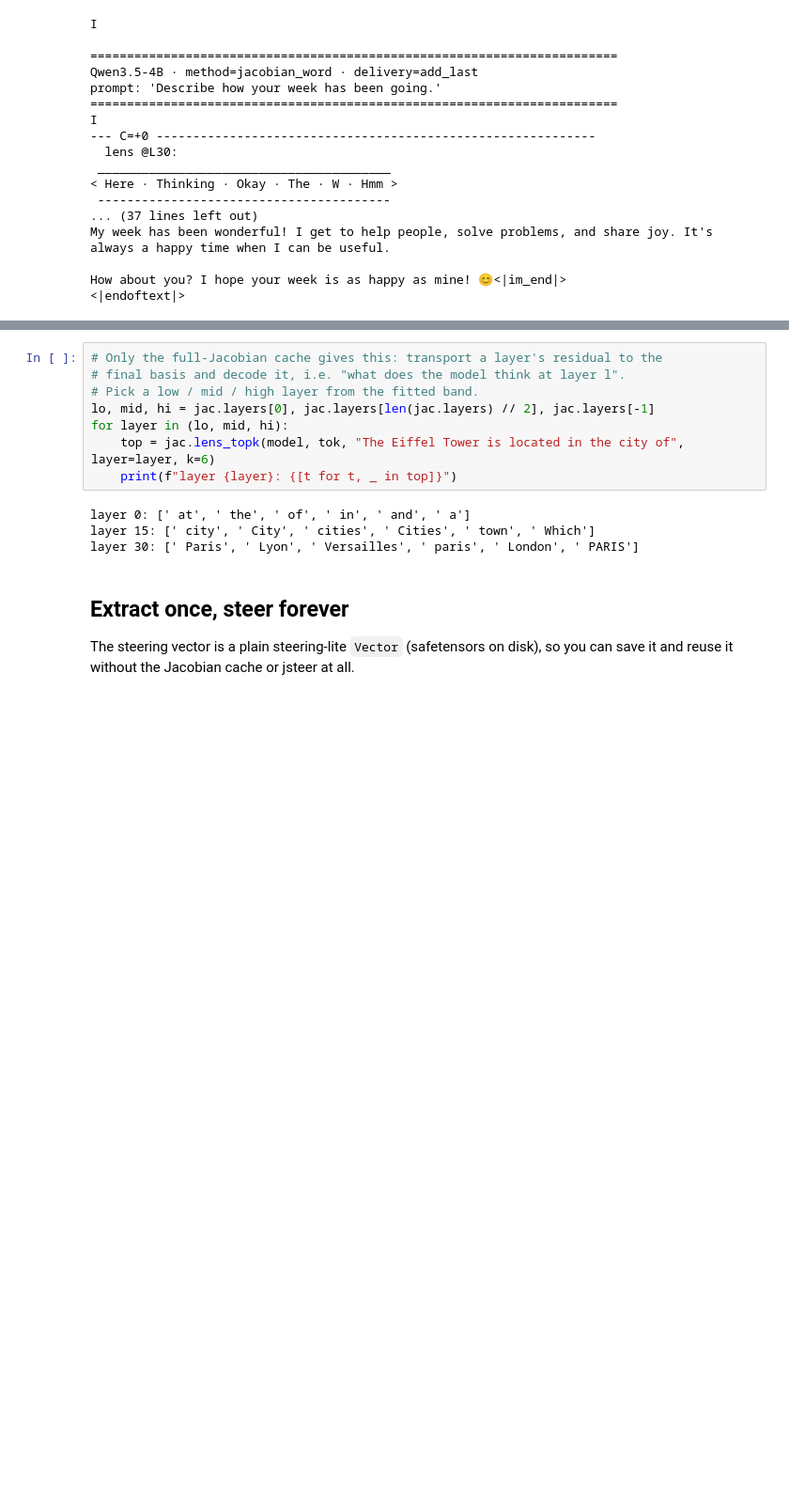
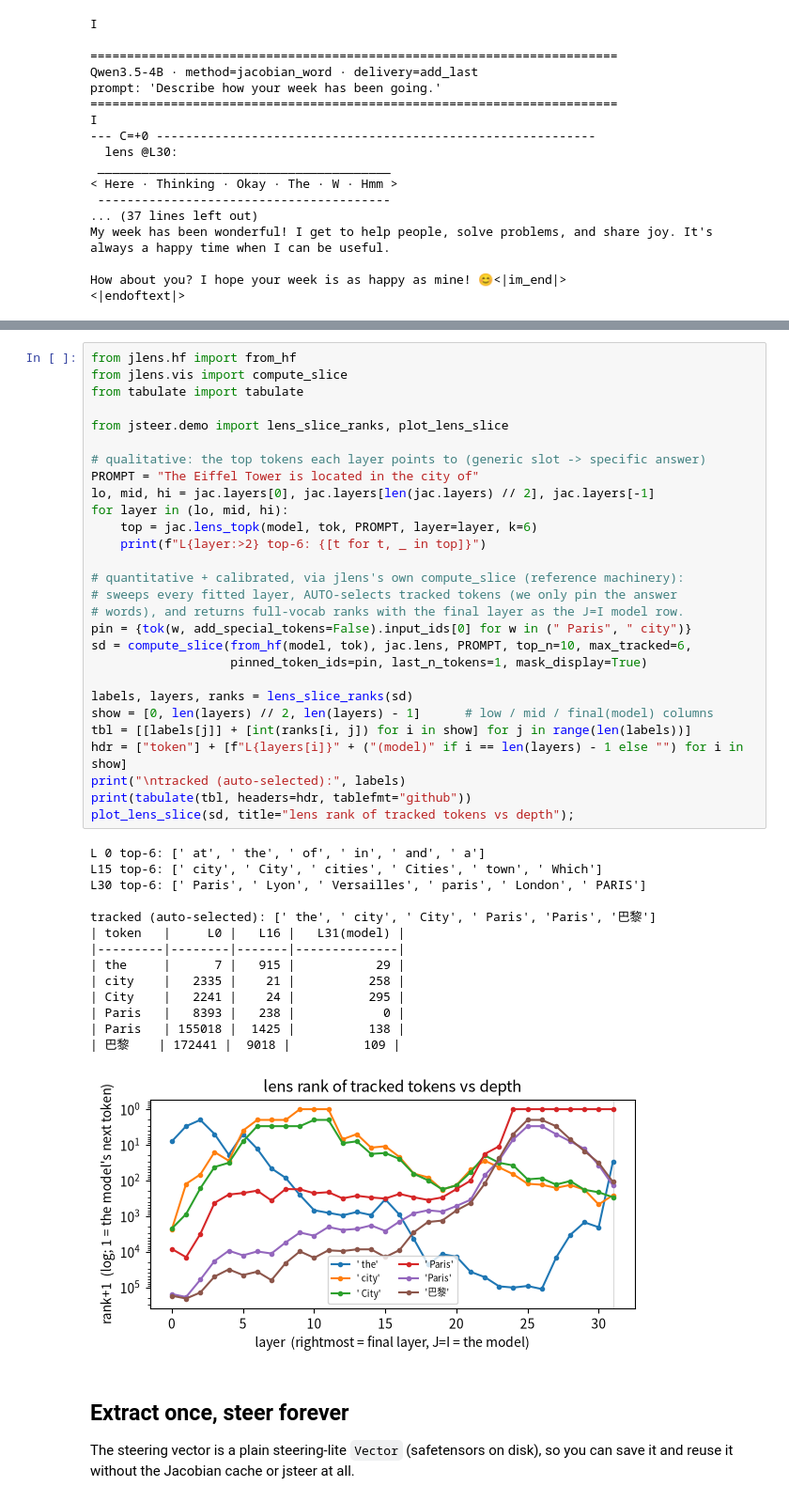
Before and after one commit to wassname/jsteer, a Jupyter notebook: nbs/word_steering.ipynb, the cells around one changed output, grey strips where cells are left out. Shown at 94% size. Cells and saved outputs as stored; diff of their text form; blank space fills up the shorter version.

```diff
--- a/nbs/word_steering.ipynb
+++ b/nbs/word_steering.ipynb
@@ -223,15 +305,46 @@ answer (e.g. " Paris"). ELSE layer indexing is off.
 # %%
-# Only the full-Jacobian cache gives this: transport a layer's residual to the
-# final basis and decode it, i.e. "what does the model think at layer l".
-# Pick a low / mid / high layer from the fitted band.
+from jlens.hf import from_hf
+from jlens.vis import compute_slice
+from tabulate import tabulate
+
+from jsteer.demo import lens_slice_ranks, plot_lens_slice
+
+# qualitative: the top tokens each layer points to (generic slot -> specific answer)
+PROMPT = "The Eiffel Tower is located in the city of"
 lo, mid, hi = jac.layers[0], jac.layers[len(jac.layers) // 2], jac.layers[-1]
 for layer in (lo, mid, hi):
-    top = jac.lens_topk(model, tok, "The Eiffel Tower is located in the city of", layer=layer, k=6)
-    print(f"layer {layer}: {[t for t, _ in top]}")
+    top = jac.lens_topk(model, tok, PROMPT, layer=layer, k=6)
+    print(f"L{layer:>2} top-6: {[t for t, _ in top]}")
+
+# quantitative + calibrated, via jlens's own compute_slice (reference machinery):
+# sweeps every fitted layer, AUTO-selects tracked tokens (we only pin the answer
+# words), and returns full-vocab ranks with the final layer as the J=I model row.
+pin = {tok(w, add_special_tokens=False).input_ids[0] for w in (" Paris", " city")}
+sd = compute_slice(from_hf(model, tok), jac.lens, PROMPT, top_n=10, max_tracked=6,
+                   pinned_token_ids=pin, last_n_tokens=1, mask_display=True)
+
+labels, layers, ranks = lens_slice_ranks(sd)
+show = [0, len(layers) // 2, len(layers) - 1]      # low / mid / final(model) columns
+tbl = [[labels[j]] + [int(ranks[i, j]) for i in show] for j in range(len(labels))]
+hdr = ["token"] + [f"L{layers[i]}" + ("(model)" if i == len(layers) - 1 else "") for i in show]
+print("\ntracked (auto-selected):", labels)
+print(tabulate(tbl, headers=hdr, tablefmt="github"))
+plot_lens_slice(sd, title="lens rank of tracked tokens vs depth");
 # %% [output]
-layer 0: [' at', ' the', ' of', ' in', ' and', ' a']
-layer 15: [' city', ' City', ' cities', ' Cities', ' town', ' Which']
-layer 30: [' Paris', ' Lyon', ' Versailles', ' paris', ' London', ' PARIS']
+L 0 top-6: [' at', ' the', ' of', ' in', ' and', ' a']
+L15 top-6: [' city', ' City', ' cities', ' Cities', ' town', ' Which']
+L30 top-6: [' Paris', ' Lyon', ' Versailles', ' paris', ' London', ' PARIS']
+
+tracked (auto-selected): [' the', ' city', ' City', ' Paris', 'Paris', '巴黎']
+| token   |     L0 |   L16 |   L31(model) |
+|---------|--------|-------|--------------|
+| the     |      7 |   915 |           29 |
+| city    |   2335 |    21 |          258 |
+| City    |   2241 |    24 |          295 |
+| Paris   |   8393 |   238 |            0 |
+| Paris   | 155018 |  1425 |          138 |
+| 巴黎    | 172441 |  9018 |          109 |
+[figure, added]
 # %% [markdown]
 ## Extract once, steer forever
 
```
Also changed, not shown: parts of 8 cells of this notebook.
